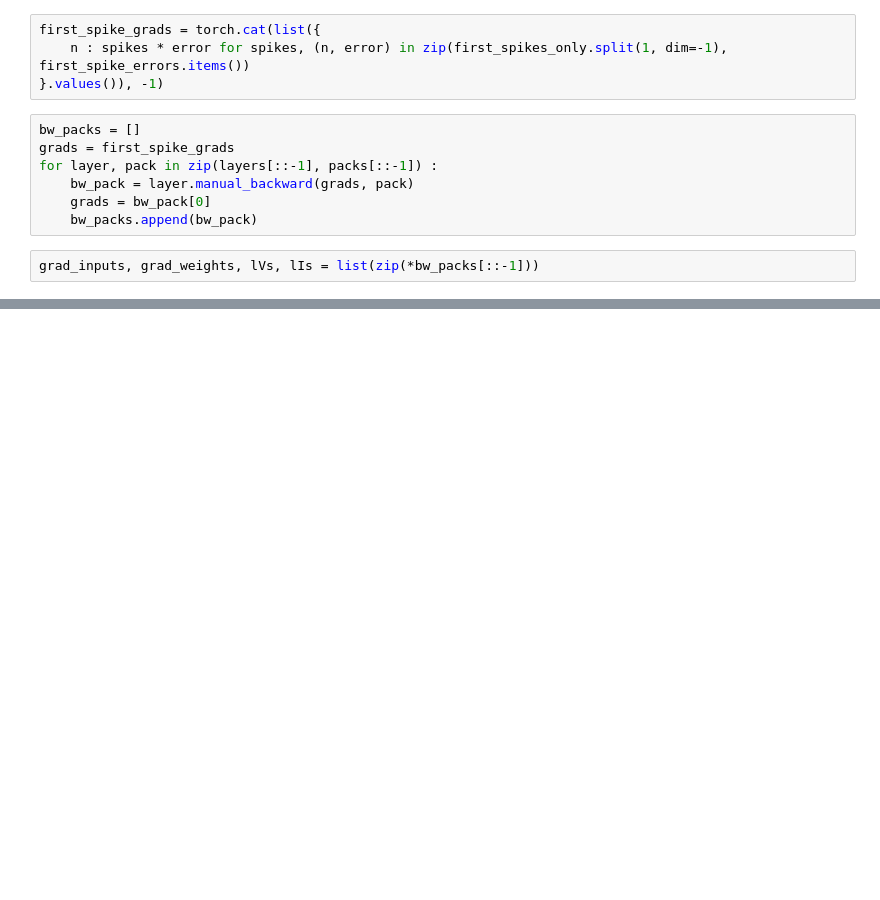
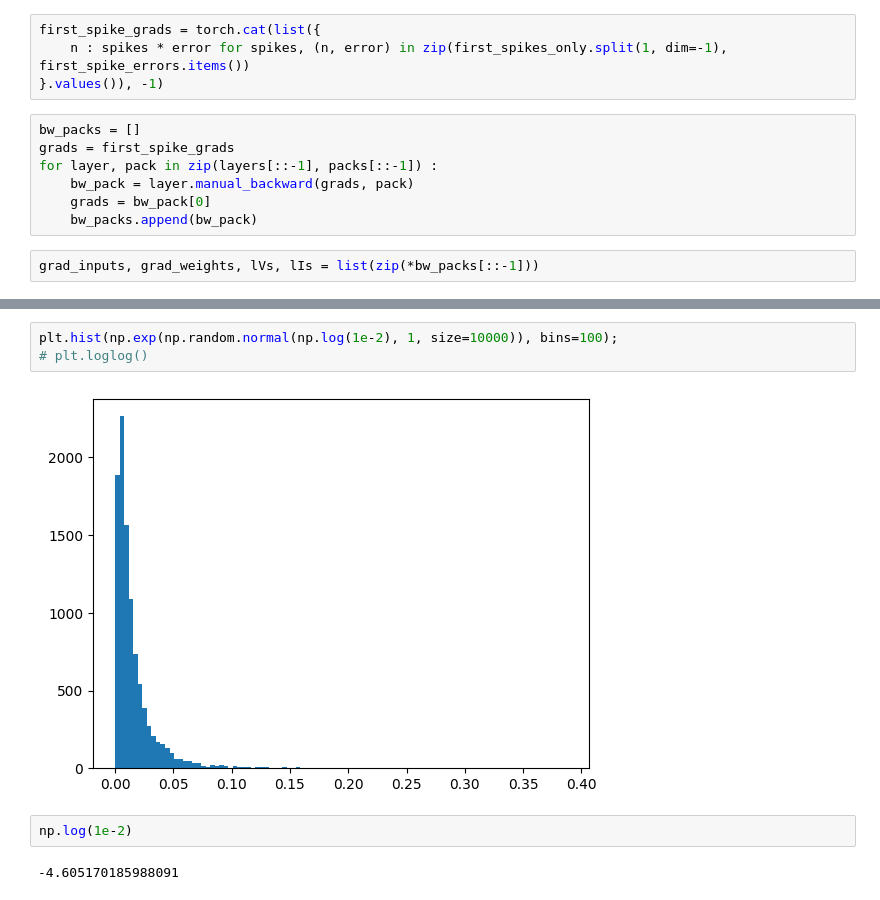
Before and after one commit to GabrielBena/pytorch-eventprop, a Jupyter notebook: scripts/gradient_check_for_spinnaker.ipynb, the cells around one changed output, grey strips where cells are left out. Cells and saved outputs as stored; diff of their text form; blank space fills up the shorter version.

```diff
--- a/scripts/gradient_check_for_spinnaker.ipynb
+++ b/scripts/gradient_check_for_spinnaker.ipynb
@@ -276,0 +230,9 @@ all_spike_times
+# %%
+plt.hist(np.exp(np.random.normal(np.log(1e-2), 1, size=10000)), bins=100);
+# plt.loglog()
+# %% [output]
+[figure, added]
+# %%
+np.log(1e-2)
+# %% [output]
+-4.605170185988091
```
Also changed, not shown: parts of 18 cells of this notebook, 4 other files.
